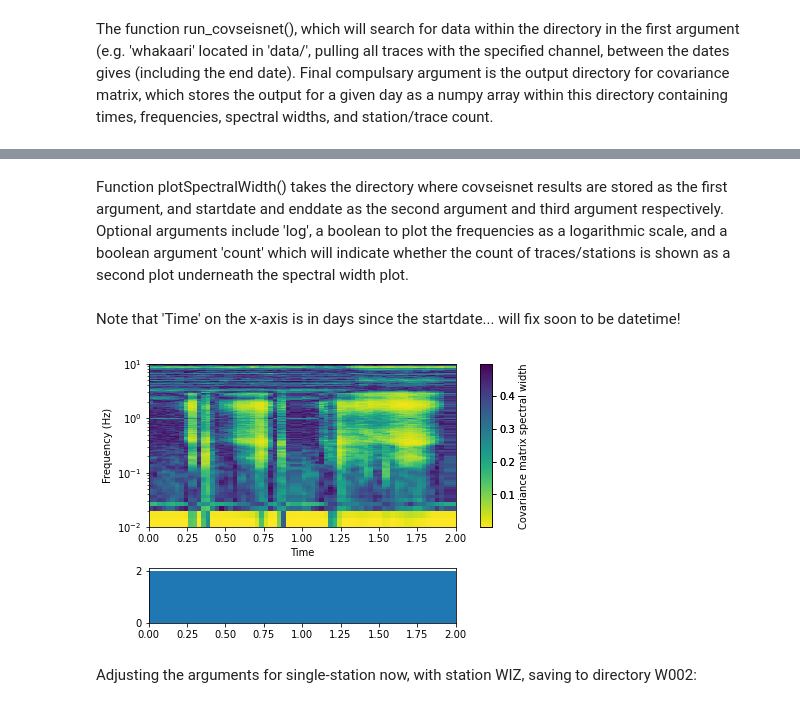
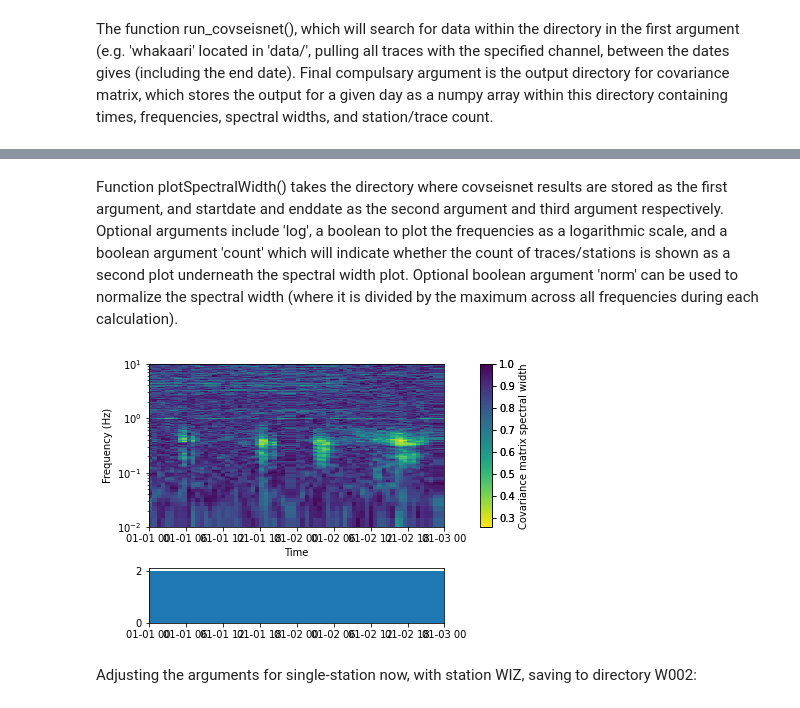
Before and after one commit to asyates/covseisnet_ASY, a Jupyter notebook: covseisnet_ayates_exp1.ipynb, the cells around one changed output, grey strips where cells are left out. Drawn from its saved outputs; the diff is of its cells as text; code cells hidden in the pictures.

Commit message:
updated to reflect current covseisnet codes

```diff
--- a/covseisnet_ayates_exp1.ipynb
+++ b/covseisnet_ayates_exp1.ipynb
@@ -22,11 +22,9 @@ run_covseisnet('whakaari', 'HHZ','2017-01-01','2017-01-02','W001',average=100, w
 # %% [markdown]
-Function plotSpectralWidth() takes the directory where covseisnet results are stored as the first argument, and startdate and enddate as the second argument and third argument respectively. Optional arguments include 'log', a boolean to plot the frequencies as a logarithmic scale, and a boolean argument 'count' which will indicate whether the count of traces/stations is shown as a second plot underneath the spectral width plot.
+Function plotSpectralWidth() takes the directory where covseisnet results are stored as the first argument, and startdate and enddate as the second argument and third argument respectively. Optional arguments include 'log', a boolean to plot the frequencies as a logarithmic scale, and a boolean argument 'count' which will indicate whether the count of traces/stations is shown as a second plot underneath the spectral width plot. Optional boolean argument 'norm' can be used to normalize the spectral width (where it is divided by the maximum across all frequencies during each calculation).
-# %% [markdown]
-Note that 'Time' on the x-axis is in days since the startdate... will fix soon to be datetime!
 # %%
-plotSpectralWidth('W001', '2017-01-01', '2017-01-02', log=True, count=True)
+plotSpectralWidth('W001', '2017-01-01', '2017-01-02', log=True, count=True, norm=True)
 # %% [output]
-[figure, old version]
+[figure, new version]
 # %% [markdown]
 Adjusting the arguments for single-station now, with station WIZ, saving to directory W002:
 # %%
```
Also changed, not shown: parts of 4 cells of this notebook, 6 other files.
